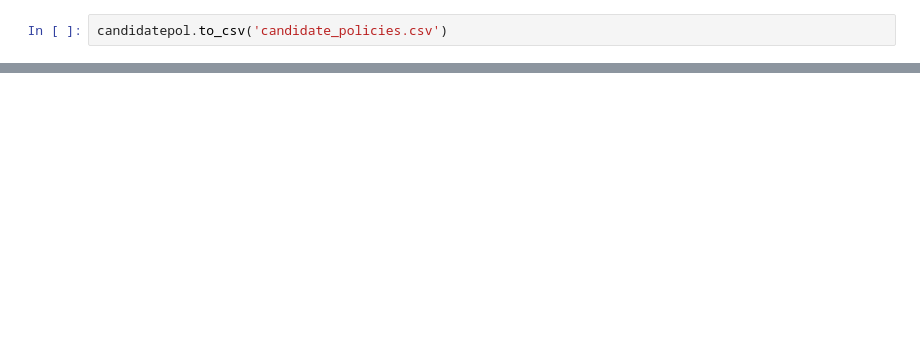
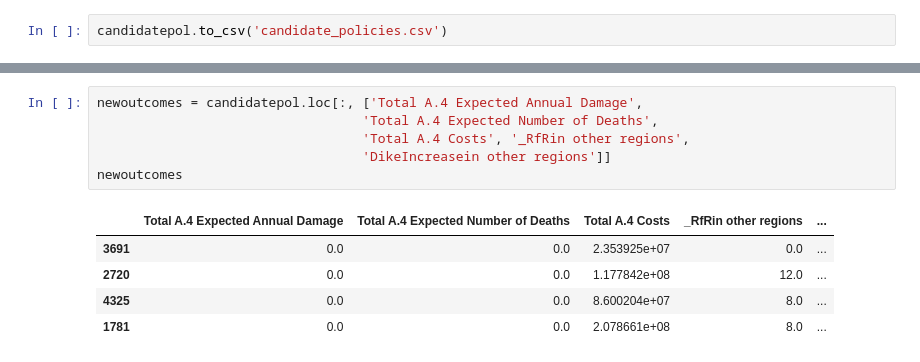
Before and after one commit to aarsundaram/ModelBasedDecisionMaking_Group12, a Jupyter notebook: final assignment/Candidate Policy selection.ipynb, the cells around one changed output, grey strips where cells are left out. Drawn from its saved outputs; the diff is of its cells as text; blank space fills up the shorter version.

```diff
--- a/final assignment/Candidate Policy selection.ipynb
+++ b/final assignment/Candidate Policy selection.ipynb
@@ -409,0 +398,12 @@ candidatepol.to_csv('candidate_policies.csv')
+# %%
+newoutcomes = candidatepol.loc[:, ['Total A.4 Expected Annual Damage',
+                                  'Total A.4 Expected Number of Deaths',
+                                  'Total A.4 Costs', '_RfRin other regions',
+                                  'DikeIncreasein other regions']]
+newoutcomes
+# %% [output]
+|  | Total A.4 Expected Annual Damage | Total A.4 Expected Number of Deaths | Total A.4 Costs | _RfRin other regions | ... |
+| 3691 | 0.0 | 0.0 | 2.353925e+07 | 0.0 | ... |
+| 2720 | 0.0 | 0.0 | 1.177842e+08 | 12.0 | ... |
+| 4325 | 0.0 | 0.0 | 8.600204e+07 | 8.0 | ... |
+| 1781 | 0.0 | 0.0 | 2.078661e+08 | 8.0 | ... |
```
Also changed, not shown: parts of 8 cells of this notebook.
